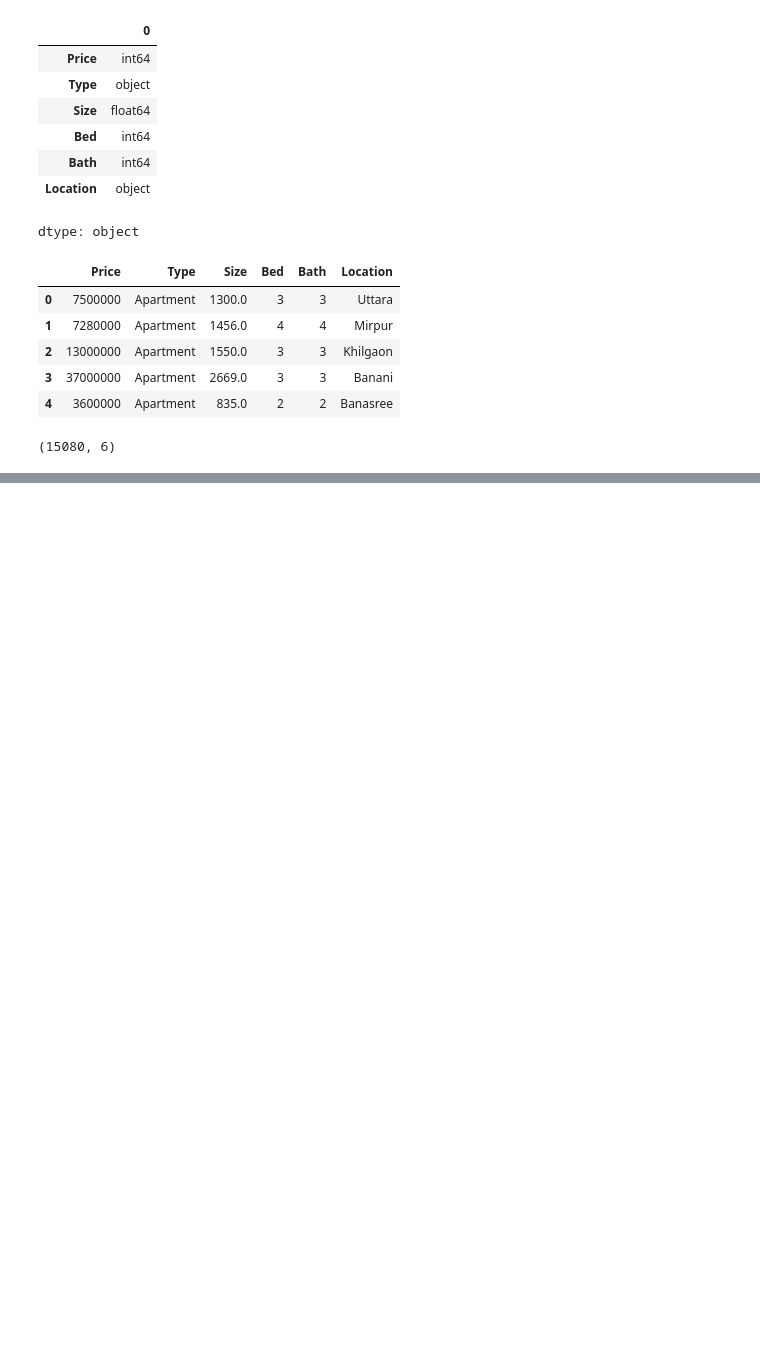
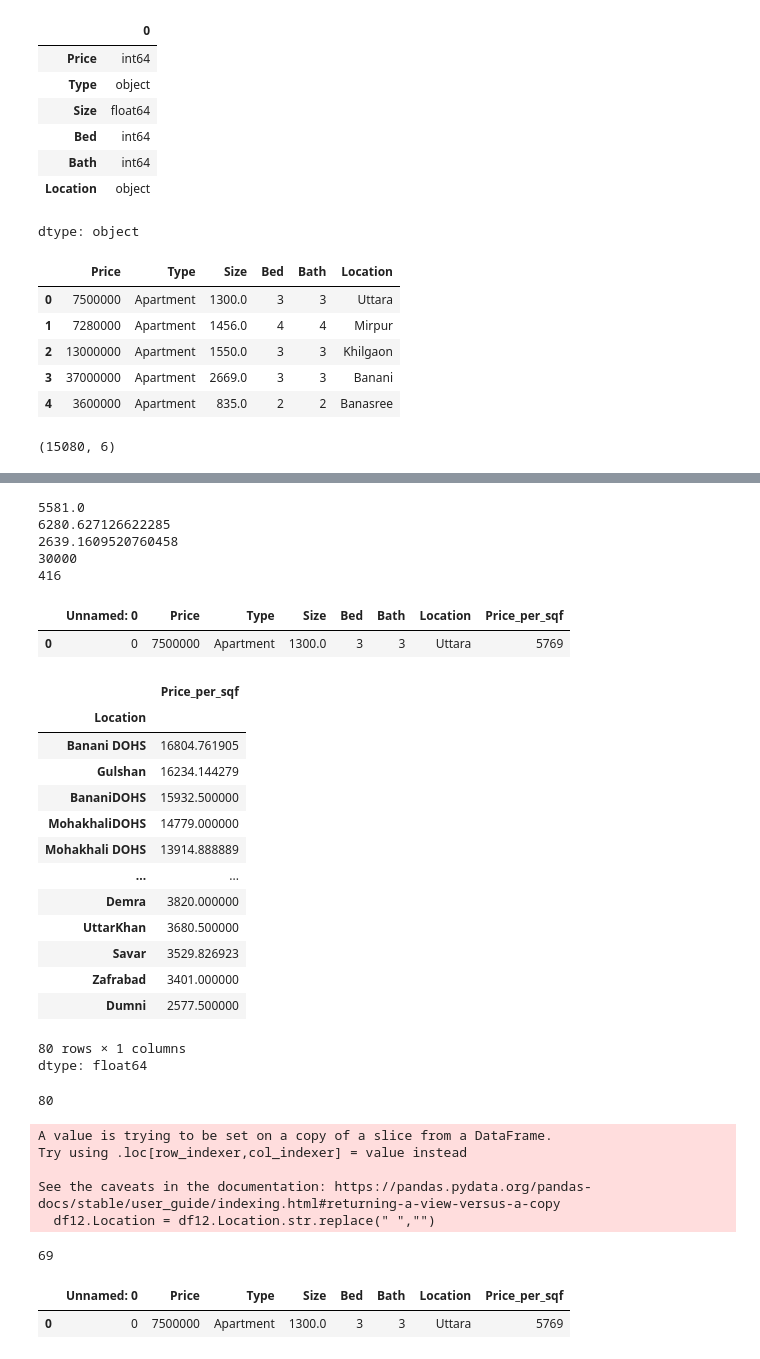
Before and after one commit to samiha-mahin/Dhaka_Apartment_Price_Prediction_ML, a Jupyter notebook: Dhaka_Apartment_Price_Prediction.ipynb, the cells around one changed output, grey strips where cells are left out. Saved outputs shown, nothing was run; the diff lists cells and outputs as text; code cells hidden in the pictures; blank space fills up the shorter version.

```diff
--- a/Dhaka_Apartment_Price_Prediction.ipynb
+++ b/Dhaka_Apartment_Price_Prediction.ipynb
@@ -220,0 +256,58 @@ drive.mount('/content/drive')
+# %%
+print(df12.Price_per_sqf.median())
+print(df12.Price_per_sqf.mean())
+print(df12.Price_per_sqf.std())
+print(df12.Price_per_sqf.max())
+print(df12.Price_per_sqf.min())
+# %% [output]
+5581.0
+6280.627126622285
+2639.1609520760458
+30000
+416
+# %%
+info = df12.copy()
+info.head(1)
+# %% [output]
+|  | Unnamed: 0 | Price | Type | Size | Bed | Bath | Location | Price_per_sqf |
+| 0 | 0 | 7500000 | Apartment | 1300.0 | 3 | 3 | Uttara | 5769 |
+# %%
+info.groupby('Location').Price_per_sqf.mean().sort_values(ascending=False)
+# %% [output]
+|  | Price_per_sqf |
+| Location |  |
+| Banani DOHS | 16804.761905 |
+| Gulshan | 16234.144279 |
+| BananiDOHS | 15932.500000 |
+| MohakhaliDOHS | 14779.000000 |
+| Mohakhali DOHS | 13914.888889 |
+| ... | ... |
+| Demra | 3820.000000 |
+| UttarKhan | 3680.500000 |
+| Savar | 3529.826923 |
+| Zafrabad | 3401.000000 |
+| Dumni | 2577.500000 |
+80 rows × 1 columns
+dtype: float64
+# %%
+len(df12.Location.unique())
+# %% [output]
+80
+# %%
+df12.Location = df12.Location.str.replace(" ","")
+# %% [output]
+A value is trying to be set on a copy of a slice from a DataFrame.
+Try using .loc[row_indexer,col_indexer] = value instead
+
+See the caveats in the documentation: https://pandas.pydata.org/pandas-docs/stable/user_guide/indexing.html#returning-a-view-versus-a-copy
+  df12.Location = df12.Location.str.replace(" ","")
+# %%
+len(df12.Location.unique())
+# %% [output]
+69
+# %%
+info = df12.copy()
+info.head(1)
+# %% [output]
+|  | Unnamed: 0 | Price | Type | Size | Bed | Bath | Location | Price_per_sqf |
+| 0 | 0 | 7500000 | Apartment | 1300.0 | 3 | 3 | Uttara | 5769 |
```
Also changed, not shown: parts of 8 cells of this notebook.
